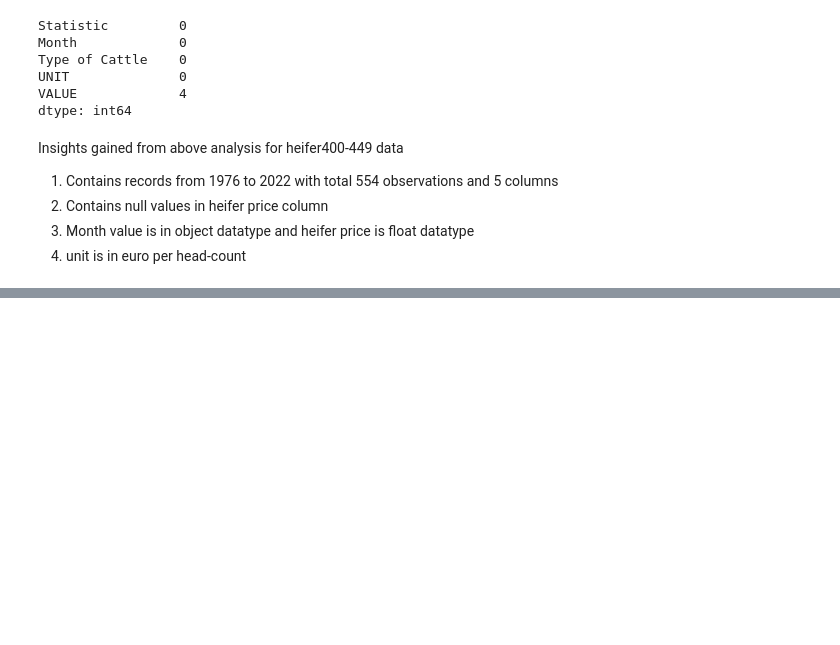
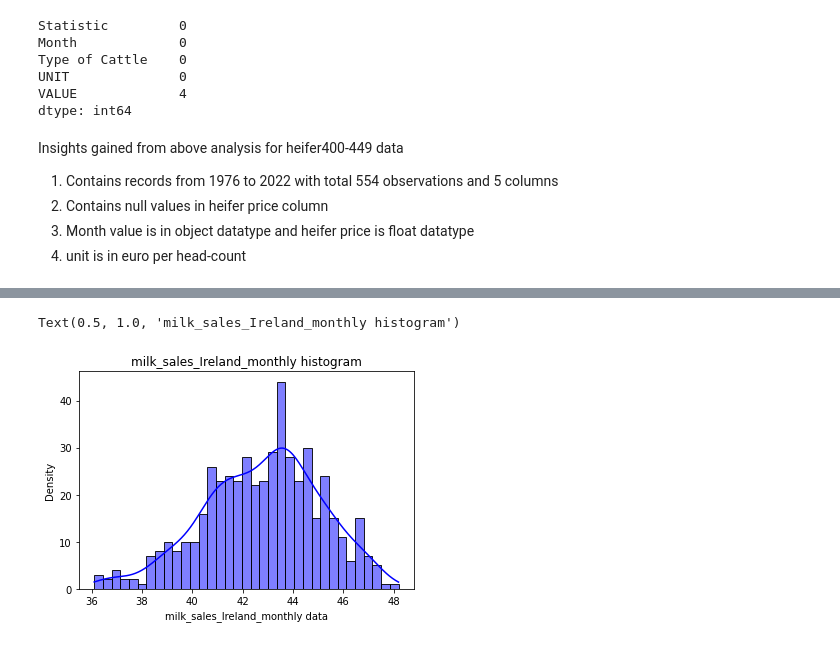
Before and after one commit to dhanya555/CA2, a Jupyter notebook: Integrated_CA2_Individual_Version1.ipynb, the cells around one changed output, grey strips where cells are left out. Cells and saved outputs as stored; diff of their text form; code cells hidden in the pictures; blank space fills up the shorter version.

```diff
--- a/Integrated_CA2_Individual_Version1.ipynb
+++ b/Integrated_CA2_Individual_Version1.ipynb
@@ -1164,0 +2106,9 @@ Insights gained from above analysis for heifer400-449 data
+# %%
+#plot the histogram of the milk_sales_Ireland_monthly dataframe.
+sns.histplot(milk_sales_Ireland_monthly['VALUE'],kde=True,bins=35,color ='blue')
+plt.xlabel('milk_sales_Ireland_monthly data')
+plt.ylabel('Density')
+plt.title('milk_sales_Ireland_monthly histogram')
+# %% [output]
+Text(0.5, 1.0, 'milk_sales_Ireland_monthly histogram')
+[figure, added]
```
Also changed, not shown: parts of 143 cells of this notebook, 1 other file.
